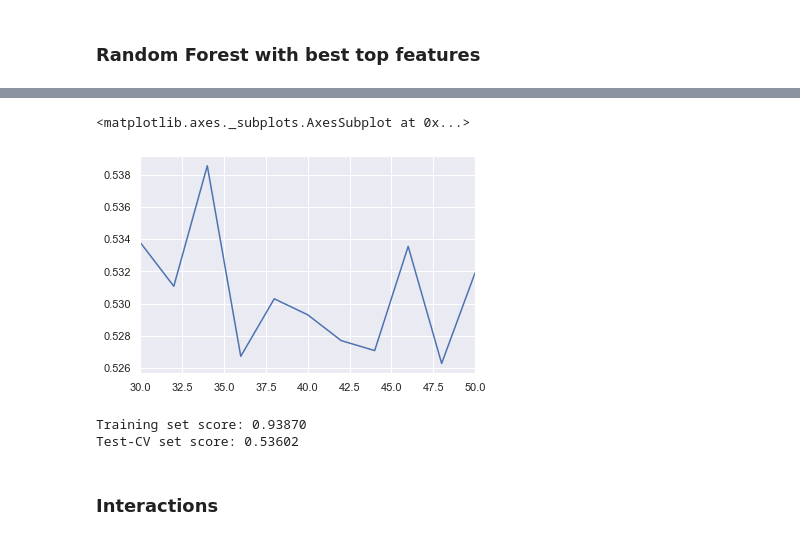
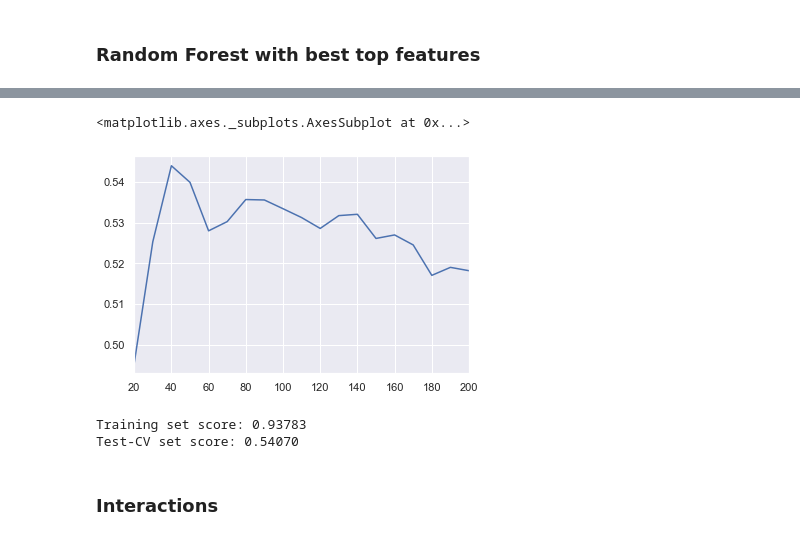
Before and after one commit to razerjon24/AML, a Jupyter notebook: task1/jon/nonlinear.ipynb, the cells around one changed output, grey strips where cells are left out. Cells and saved outputs as stored; diff of their text form; code cells hidden in the pictures.

```diff
--- a/task1/jon/nonlinear.ipynb
+++ b/task1/jon/nonlinear.ipynb
@@ -160,8 +162,8 @@ Test-CV set score: 0.43494
 tr = X.iloc[:len(train),:]
 ts = X.iloc[len(train):,:]
 # %%
-model = RandomForestRegressor(n_estimators=200,max_features=round(len(tr.columns)/3))
+model = RandomForestRegressor(n_estimators=100)
 model.fit(tr, y)
 top_1 = [x[1] for x in sorted(zip(model.feature_importances_, tr.columns),reverse=True)]
-top_1
+top_1[1:10]
 # %% [output]
@@ -185,6 +171,6 @@ top_1
 # %% [markdown]
 ### Random Forest
 # %%
-rf = RandomForestRegressor(n_estimators=200, max_depth=50, max_features=round(len(tr.columns)/3), min_samples_split=2)
+rf = RandomForestRegressor(n_estimators=100)
 rf.fit(tr, y)
 # %% [output]
@@ -197,7 +183,7 @@ RandomForestRegressor(bootstrap=True, criterion='mse', max_depth=50,
                       verbose=0, warm_start=False)
 # %%
 tr_score = rf.score(tr, y)
-cv_scores = cross_val_score(rf, tr, y, cv=5, scoring="r2")
+cv_scores = cross_val_score(rf, tr, y, cv=10, scoring="r2")
 print("Training set score: {:0.5f} ".format(tr_score))
-print("Test-CV set score: {:0.5f} ".format(cv_scores.mean()))
+print("Test 10-fold-CV score: {:0.5f} ".format(cv_scores.mean()))
 # %% [output]
@@ -207,10 +193,10 @@ Test-CV set score: 0.47464
 ### Random Forest with best top features
 # %%
 cv_vals = list()
-for i in range(30,52,2):
-    rf = RandomForestRegressor(n_estimators=200, max_depth=50, max_features=round(i/3), min_samples_split=2)
+for i in range(10,200,10):
+    rf = RandomForestRegressor(n_estimators=100)
     rf.fit(tr[top_1[:i]], y)
-    cv_scores = cross_val_score(rf, tr[top[:i]], y, cv=5, scoring="r2")
+    cv_scores = cross_val_score(rf, tr[top_1[:i]], y, cv=10, scoring="r2")
     cv_vals.append(cv_scores.mean())
     print("Top {} features".format(i))
 # %% [output]
@@ -228,18 +222,18 @@ Top 50 features
 # %%
-pd.Series(cv_vals, index=[28+i*2 for i in range(1,len(cv_vals)+1)]).plot()
+pd.Series(cv_vals, index=[10+i*10 for i in range(1,len(cv_vals)+1)]).plot()
 # %% [output]
 <matplotlib.axes._subplots.AxesSubplot at 0x...>
-[figure, old version]
+[figure, new version]
 # %%
-rf = RandomForestRegressor(n_estimators=200, max_depth=50, max_features=round(34/3), min_samples_split=2)
-rf.fit(tr[top_1[:34]], y)
-tr_score = rf.score(tr[top_1[:34]], y)
-cv_scores = cross_val_score(rf, tr[top_1[:34]], y, cv=5, scoring="r2")
+rf = RandomForestRegressor(n_estimators=100)
+rf.fit(tr[top_1[:40]], y)
+tr_score = rf.score(tr[top_1[:40]], y)
+cv_scores = cross_val_score(rf, tr[top_1[:40]], y, cv=10, scoring="r2")
 print("Training set score: {:0.5f} ".format(tr_score))
 print("Test-CV set score: {:0.5f} ".format(cv_scores.mean()))
 # %% [output]
-Training set score: 0.93870
-Test-CV set score: 0.53602
+Training set score: 0.93783
+Test-CV set score: 0.54070
 # %% [markdown]
 ### Interactions
 # %%
```
Also changed, not shown: parts of 9 cells of this notebook.
